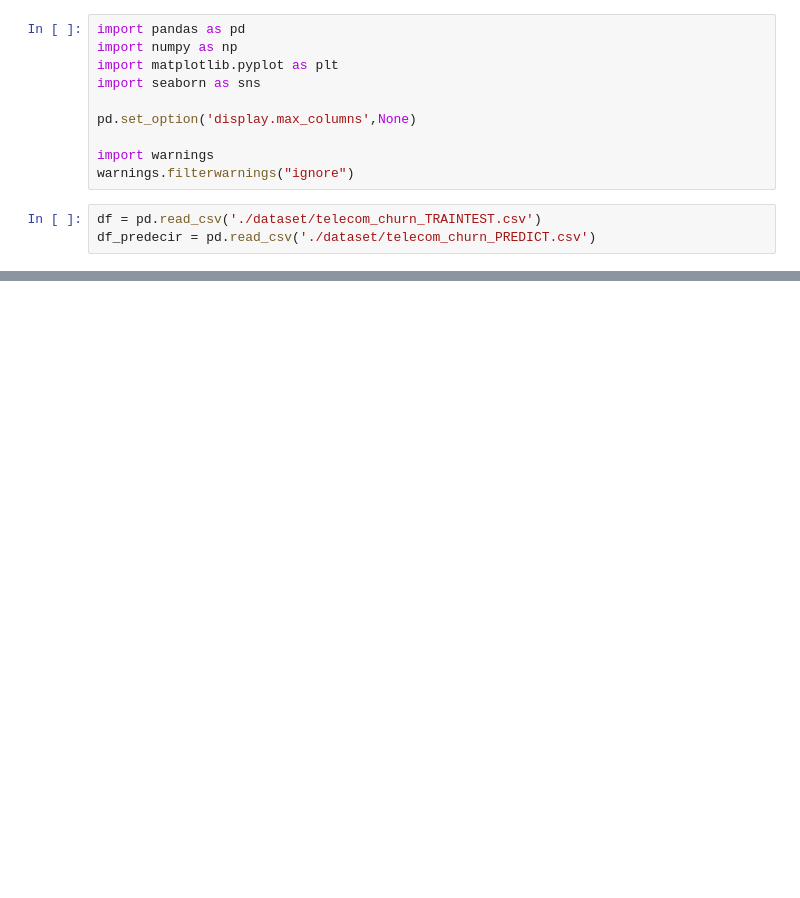
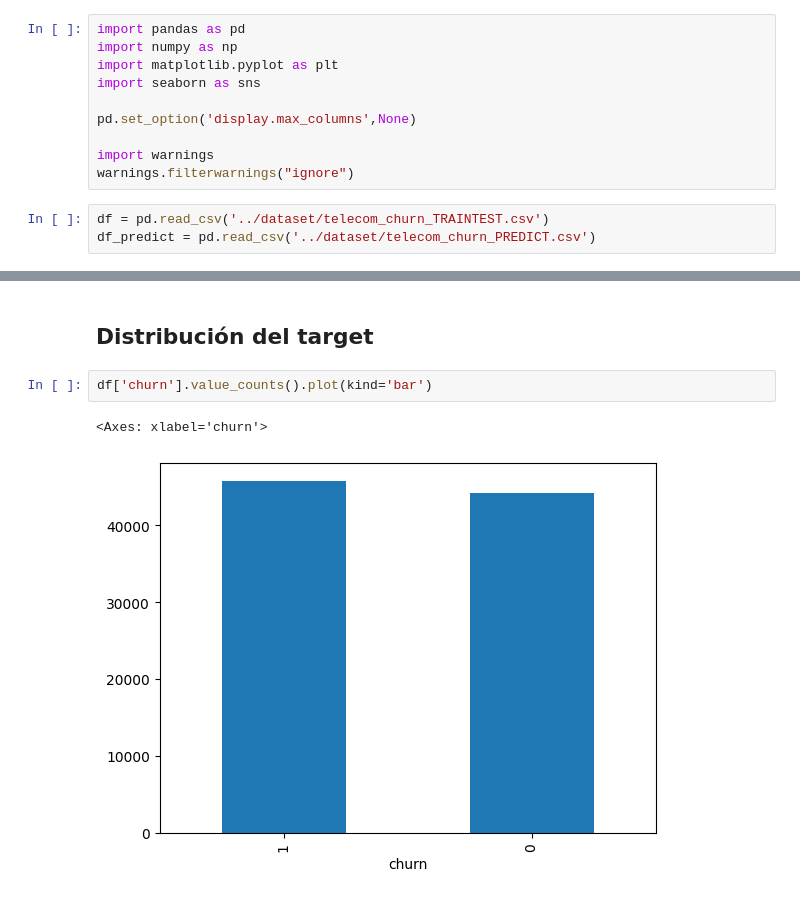
Before and after one commit to haroldavis/Project-ML-Servicenow, a Jupyter notebook: EDA/index.ipynb, the cells around one changed output, grey strips where cells are left out. Saved outputs shown, nothing was run; the diff lists cells and outputs as text; blank space fills up the shorter version.

```diff
--- a/EDA/index.ipynb
+++ b/EDA/index.ipynb
@@ -9,5 +9,5 @@ pd.set_option('display.max_columns',None)
 import warnings
 warnings.filterwarnings("ignore")
 # %%
-df = pd.read_csv('./dataset/telecom_churn_TRAINTEST.csv')
-df_predecir = pd.read_csv('./dataset/telecom_churn_PREDICT.csv')
+df = pd.read_csv('../dataset/telecom_churn_TRAINTEST.csv')
+df_predict = pd.read_csv('../dataset/telecom_churn_PREDICT.csv')
@@ -23,0 +38,7 @@ df.head()
+# %% [markdown]
+## Distribución del target
+# %%
+df['churn'].value_counts().plot(kind='bar')
+# %% [output]
+<Axes: xlabel='churn'>
+[figure, added]
```
Also changed, not shown: parts of 18 cells of this notebook.
